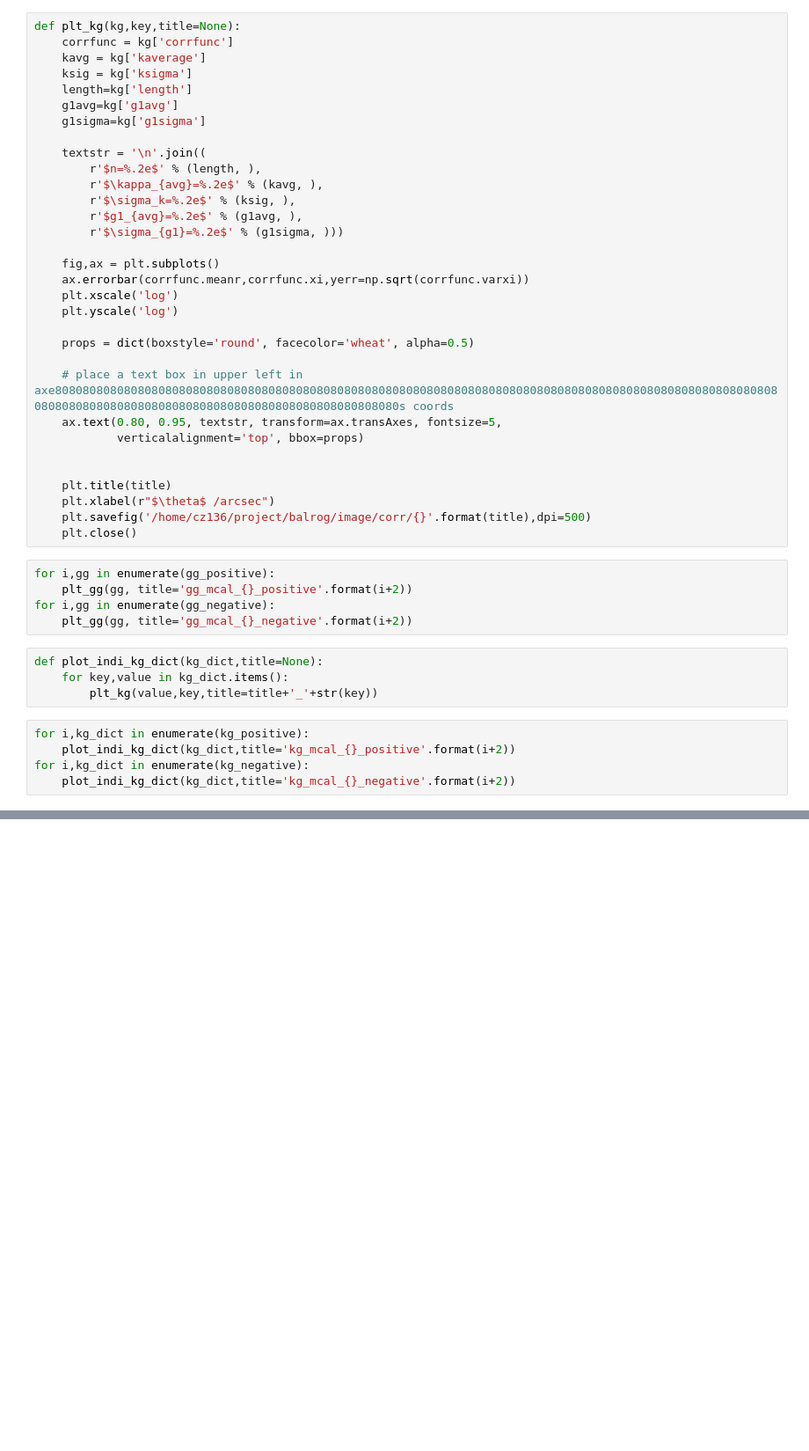
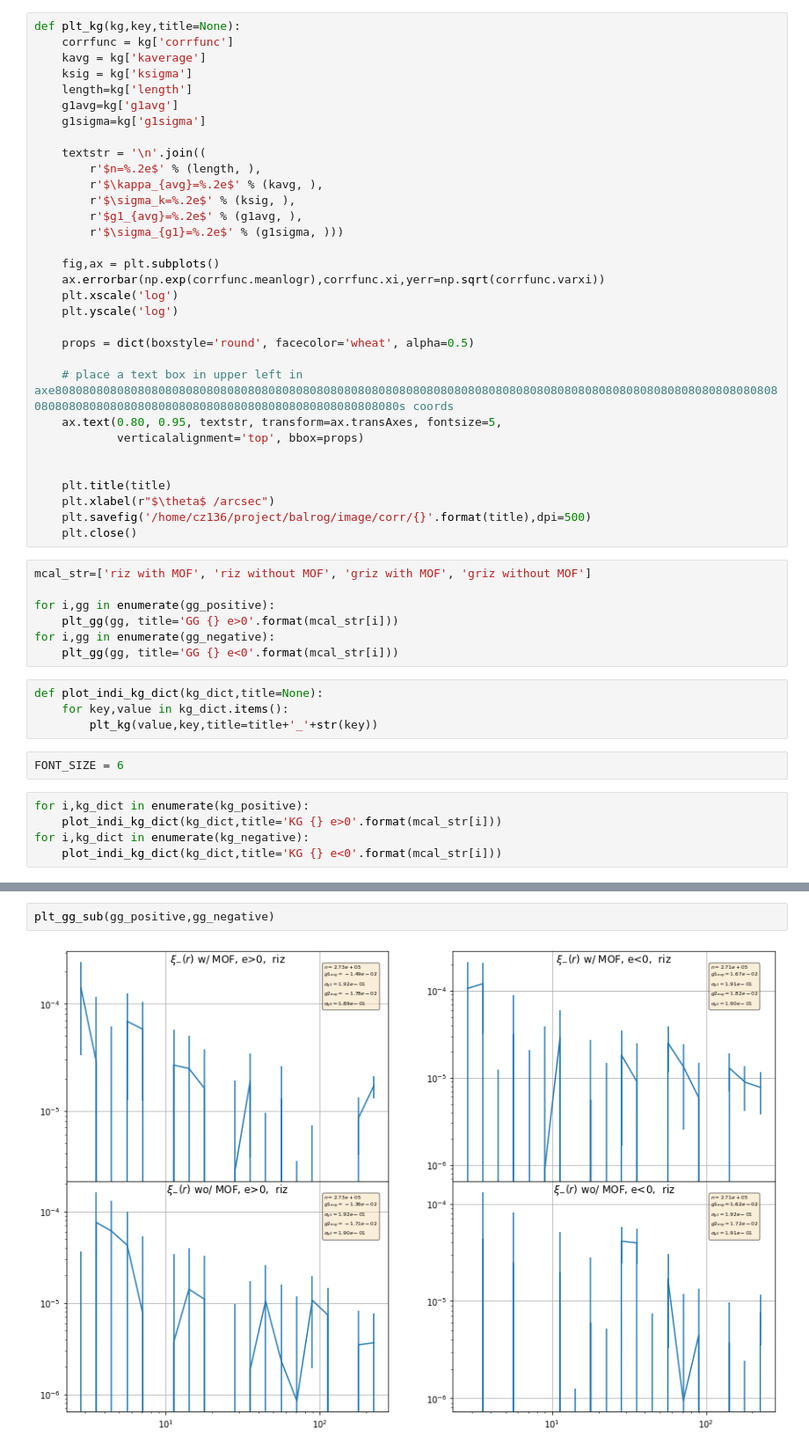
Before and after one commit to aa-12323/balrog_mcal, a Jupyter notebook: lib/treecorr.ipynb, the cells around one changed output, grey strips where cells are left out. Shown at 88% size. Drawn from its saved outputs; the diff is of its cells as text; blank space fills up the shorter version.

Commit message:
KE no selection plotting

```diff
--- a/lib/treecorr.ipynb
+++ b/lib/treecorr.ipynb
@@ -263,7 +287,7 @@ def plt_kg(kg,key,title=None):
         r'$\sigma_{g1}=%.2e$' % (g1sigma, )))
 
     fig,ax = plt.subplots()
-    ax.errorbar(corrfunc.meanr,corrfunc.xi,yerr=np.sqrt(corrfunc.varxi))
+    ax.errorbar(np.exp(corrfunc.meanlogr),corrfunc.xi,yerr=np.sqrt(corrfunc.varxi))
     plt.xscale('log')
     plt.yscale('log')
 
@@ -279,16 +303,20 @@ def plt_kg(kg,key,title=None):
     plt.savefig('/home/cz136/project/balrog/image/corr/{}'.format(title),dpi=500)
     plt.close()
 # %%
+mcal_str=['riz with MOF', 'riz without MOF', 'griz with MOF', 'griz without MOF']
+
 for i,gg in enumerate(gg_positive):
-    plt_gg(gg, title='gg_mcal_{}_positive'.format(i+2))
+    plt_gg(gg, title='GG {} e>0'.format(mcal_str[i]))
 for i,gg in enumerate(gg_negative):
-    plt_gg(gg, title='gg_mcal_{}_negative'.format(i+2))
+    plt_gg(gg, title='GG {} e<0'.format(mcal_str[i]))
 # %%
 def plot_indi_kg_dict(kg_dict,title=None):
     for key,value in kg_dict.items():
         plt_kg(value,key,title=title+'_'+str(key))
+# %%
+FONT_SIZE = 6
 # %%
 for i,kg_dict in enumerate(kg_positive):
-    plot_indi_kg_dict(kg_dict,title='kg_mcal_{}_positive'.format(i+2))
+    plot_indi_kg_dict(kg_dict,title='KG {} e>0'.format(mcal_str[i]))
 for i,kg_dict in enumerate(kg_negative):
-    plot_indi_kg_dict(kg_dict,title='kg_mcal_{}_negative'.format(i+2))
+    plot_indi_kg_dict(kg_dict,title='KG {} e<0'.format(mcal_str[i]))
@@ -294,0 +419,4 @@ for i,kg_dict in enumerate(kg_negative):
+# %%
+plt_gg_sub(gg_positive,gg_negative)
+# %% [output]
+[figure, added]
```
Also changed, not shown: parts of 18 cells of this notebook, 1 other file.
